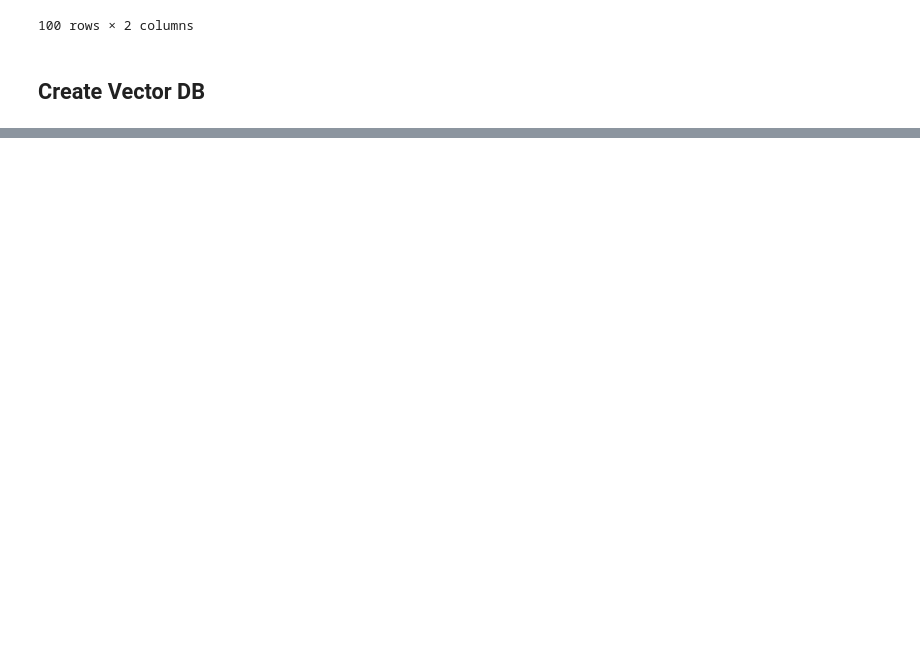
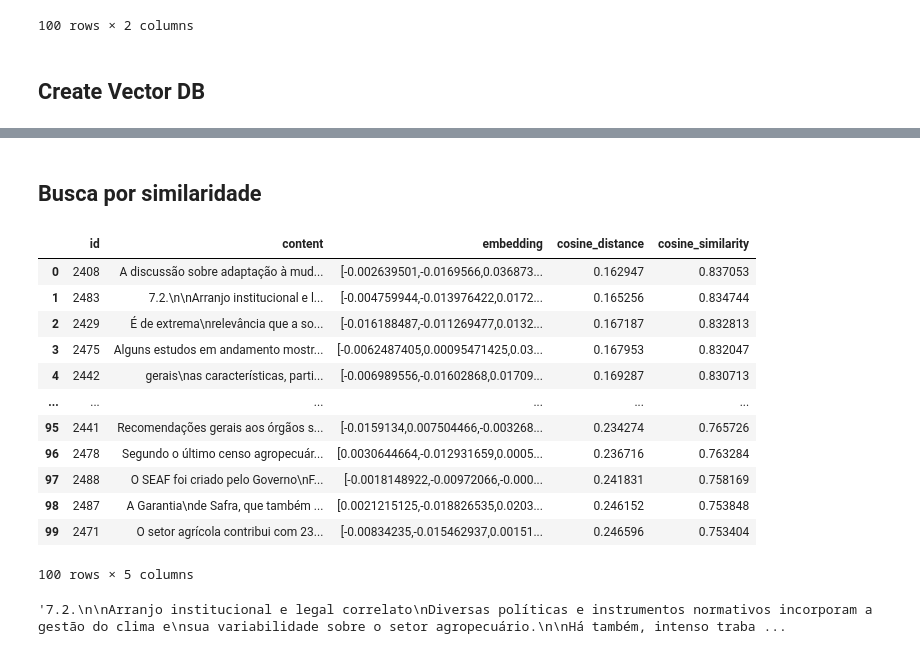
Before and after one commit to esdrasgc/BCG_Challenge, a Jupyter notebook: src/data_science/LLM-PART1.ipynb, the cells around one changed output, grey strips where cells are left out. Saved outputs shown, nothing was run; the diff lists cells and outputs as text; code cells hidden in the pictures; blank space fills up the shorter version.

```diff
--- a/src/data_science/LLM-PART1.ipynb
+++ b/src/data_science/LLM-PART1.ipynb
@@ -149,0 +240,44 @@ OperationalError: connection to server at "localhost" (::1), port 5432 failed: F
+# %% [markdown]
+## Busca por similaridade
+# %%
+def similarity_search(
+        cursor: psycopg2.extensions.connection.cursor,
+        table_name: str,
+        embedding_column: str,
+        embedding_vector: List[float],
+        threshold: float = 0.5,
+    ) -> pd.DataFrame:
+        query = f"""
+        SELECT
+            *,
+            ({embedding_column} <=> '{embedding_vector}') AS cosine_distance,
+            1 - ({embedding_column} <=> '{embedding_vector}') AS cosine_similarity
+        FROM {table_name}
+        WHERE (1 - ({embedding_column} <=> '{embedding_vector}')) >= {threshold}
+        ORDER BY cosine_distance ASC;
+        """
+
+        return pd.read_sql_query(query, cursor.connection)
+# %%
+question = "Como fazer gestão de clima pensando em queimadas."
+embedded_question = generate_embeddings(question)
+df_similarity = similarity_search(cur, "embeddings", "embedding", embedded_question, 0.5)
+df_similarity
+# %% [output]
+|  | id | content | embedding | cosine_distance | cosine_similarity |
+| 0 | 2408 | A discussão sobre adaptação à mud... | [-0.002639501,-0.0169566,0.036873... | 0.162947 | 0.837053 |
+| 1 | 2483 | 7.2.\n\nArranjo institucional e l... | [-0.004759944,-0.013976422,0.0172... | 0.165256 | 0.834744 |
+| 2 | 2429 | É de extrema\nrelevância que a so... | [-0.016188487,-0.011269477,0.0132... | 0.167187 | 0.832813 |
+| 3 | 2475 | Alguns estudos em andamento mostr... | [-0.0062487405,0.00095471425,0.03... | 0.167953 | 0.832047 |
+| 4 | 2442 | gerais\nas características, parti... | [-0.006989556,-0.01602868,0.01709... | 0.169287 | 0.830713 |
+| ... | ... | ... | ... | ... | ... |
+| 95 | 2441 | Recomendações gerais aos órgãos s... | [-0.0159134,0.007504466,-0.003268... | 0.234274 | 0.765726 |
+| 96 | 2478 | Segundo o último censo agropecuár... | [0.0030644664,-0.012931659,0.0005... | 0.236716 | 0.763284 |
+| 97 | 2488 | O SEAF foi criado pelo Governo\nF... | [-0.0018148922,-0.00972066,-0.000... | 0.241831 | 0.758169 |
+| 98 | 2487 | A Garantia\nde Safra, que também ... | [0.0021215125,-0.018826535,0.0203... | 0.246152 | 0.753848 |
+| 99 | 2471 | O setor agrícola contribui com 23... | [-0.00834235,-0.015462937,0.00151... | 0.246596 | 0.753404 |
+100 rows × 5 columns
+# %%
+df_similarity.loc[1,'content']
+# %% [output]
+'7.2.\n\nArranjo institucional e legal correlato\nDiversas políticas e instrumentos normativos incorporam a gestão do clima e\nsua variabilidade sobre o setor agropecuário.\n\nHá também, intenso traba ...
```
Also changed, not shown: parts of 19 cells of this notebook.
